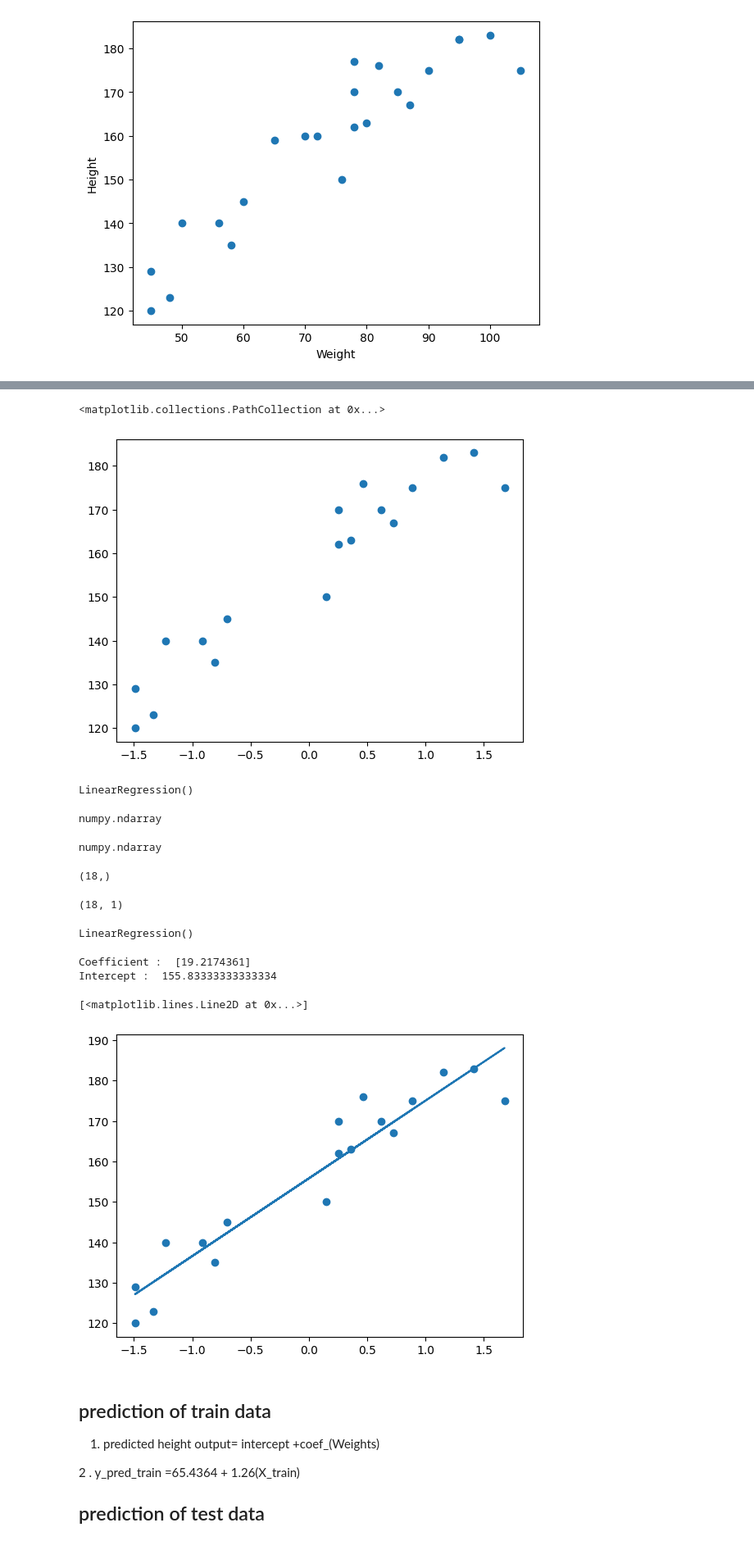
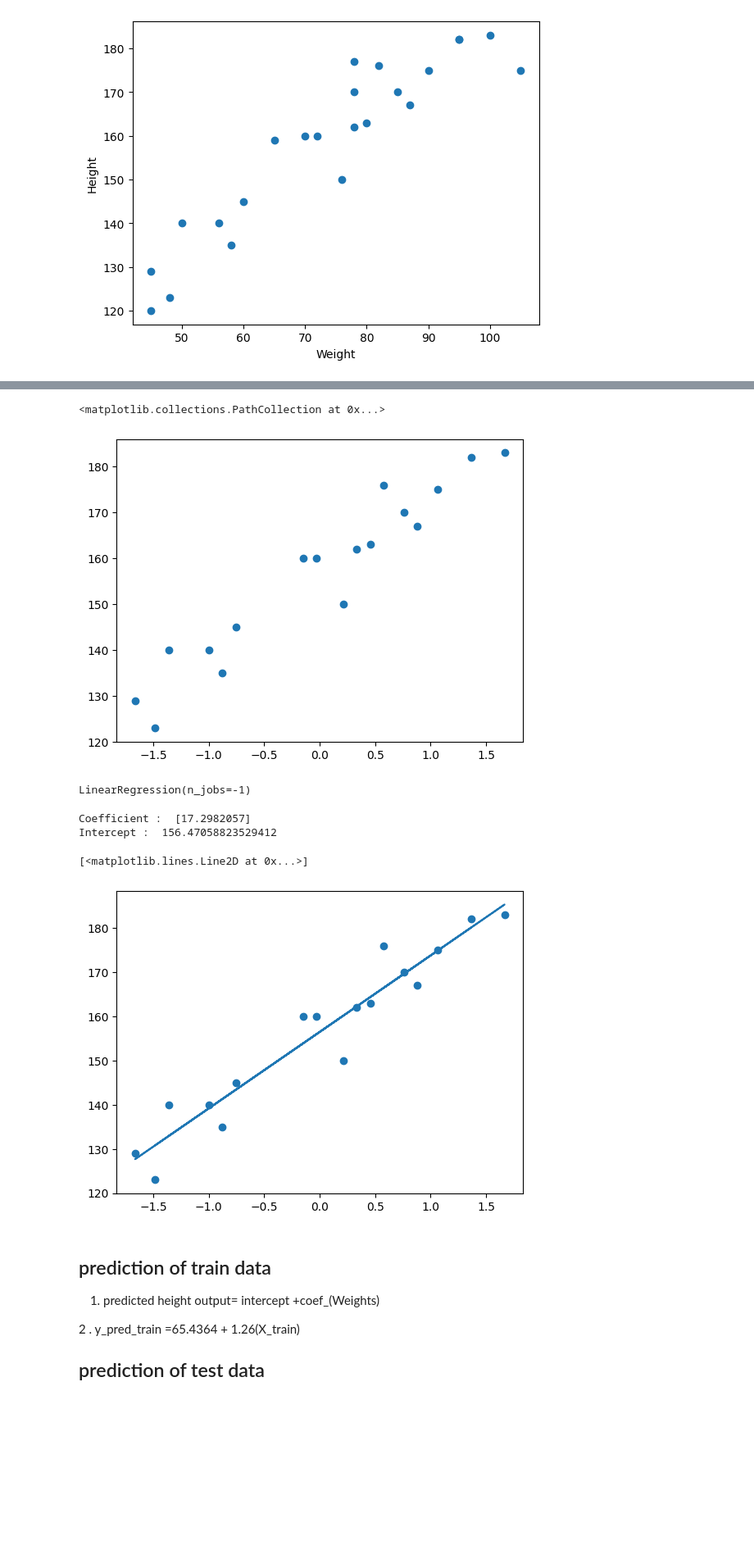
Before and after one commit to afadnan/ds_ml_dl, a Jupyter notebook: mlcodes/01_LinearRegression/01_simple_LR.ipynb, the cells around one changed output, grey strips where cells are left out. Shown: that part at 82% size. Drawn from its saved outputs; the diff is of its cells as text; code cells hidden in the pictures; blank space fills up the shorter version.

```diff
--- a/mlcodes/01_LinearRegression/01_simple_LR.ipynb
+++ b/mlcodes/01_LinearRegression/01_simple_LR.ipynb
@@ -28,5 +40,5 @@ y = df['Height'] # dependent will be in 1D
 # %%
 
 from sklearn.model_selection import train_test_split
-X_train,X_test,y_train,y_test = train_test_split(X,y,test_size=0.20,random_state=40)
+X_train,X_test,y_train,y_test = train_test_split(X,y,test_size=0.25,random_state=42)
 # %%
@@ -73,5 +66,5 @@ X_test=scaler.transform(X_test)
 plt.scatter(X_train,y_train)
 # %% [output]
 <matplotlib.collections.PathCollection at 0x...>
-[figure, old version]
+[figure, new version]
 # %%
@@ -78,46 +72,30 @@ plt.scatter(X_train,y_train)
 from sklearn.linear_model import LinearRegression
 # %%
-regressor = LinearRegression()
+regression = LinearRegression(n_jobs=-1)
 # %%
-regressor
+regression.fit(X_train,y_train)
 # %% [output]
-LinearRegression()
+LinearRegression(n_jobs=-1)
-# %%
-type(X_train)
-# %% [output]
-numpy.ndarray
-# %%
-type(X_test)
-# %% [output]
-numpy.ndarray
 # %%
 X_train=np.array(X_train).reshape(-1,1)
 X_test=np.array(X_test).reshape(-1,1)
-# %%
-y_train.shape
-# %% [output]
-(18,)
-# %%
-X_train.shape
-# %% [output]
-(18, 1)
-# %%
-regressor.fit(X_train,y_train)
-# %% [output]
-LinearRegression()
 # %%
 ## coefficient and intercepts
-print("Coefficient : ",regressor.coef_)
-print("Intercept : ",regressor.intercept_)
+print("Coefficient : ",regression.coef_)
+print("Intercept : ",regression.intercept_)
+# 1 unit movement value in the weight value that leads to 17.29 movement value
+# in the height value
+# Intercept -> when weight value is zero than at what point
+# slope meets the y-axis(height = 156.47)
 # %% [output]
-Coefficient :  [19.2174361]
-Intercept :  155.83333333333334
+Coefficient :  [17.2982057]
+Intercept :  156.47058823529412
 # %%
 plt.scatter(X_train,y_train)
-plt.plot(X_train,regressor.predict(X_train))
+plt.plot(X_train,regression.predict(X_train)) # best fit line
 # %% [output]
 [<matplotlib.lines.Line2D at 0x...>]
-[figure, old version]
+[figure, new version]
 # %% [markdown]
 
 ## prediction of train data
```
Also changed, not shown: parts of 22 cells of this notebook.
